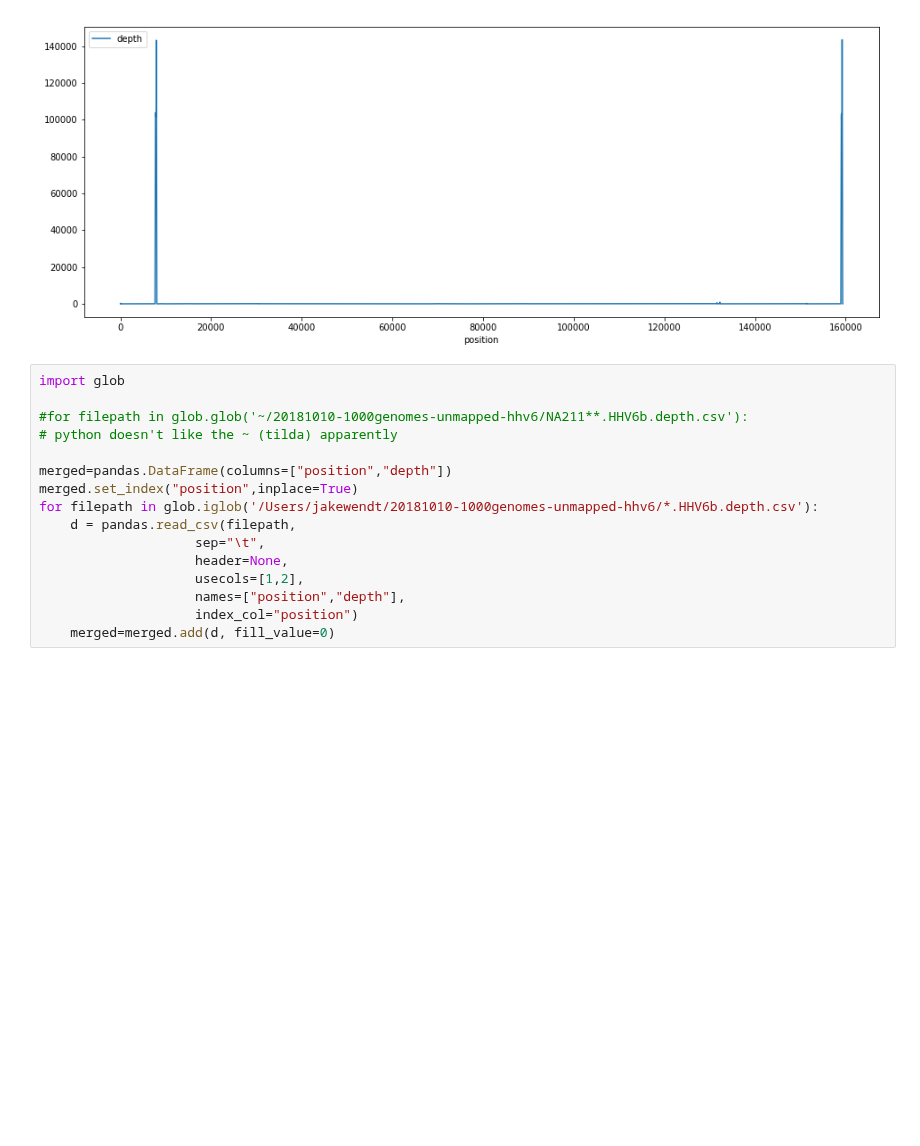
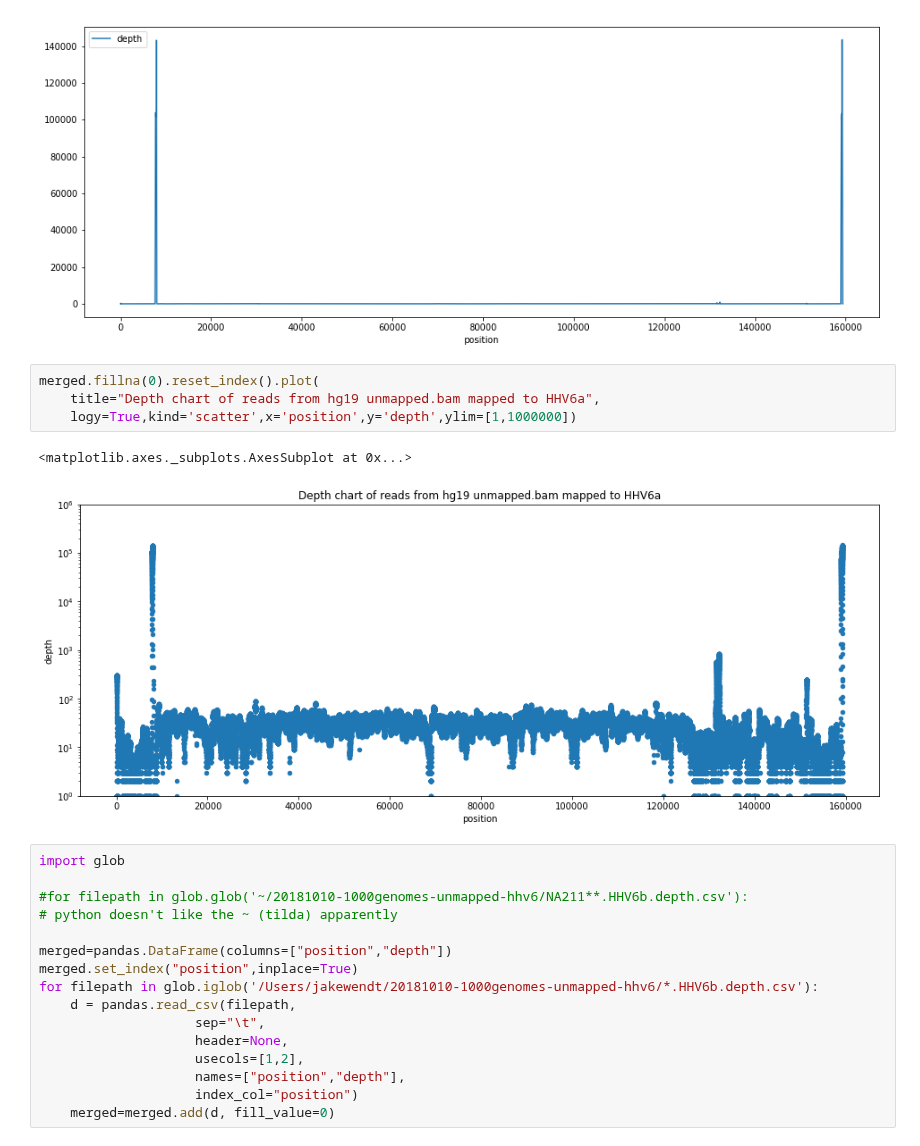
Before and after one commit to jakewendt/notebooks, a Jupyter notebook: 20181010-1000genomes-unmapped-hhv6-depth.ipynb, the cells around one changed output. Saved outputs shown, nothing was run; the diff lists cells and outputs as text; blank space fills up the shorter version.

```diff
--- a/20181010-1000genomes-unmapped-hhv6-depth.ipynb
+++ b/20181010-1000genomes-unmapped-hhv6-depth.ipynb
@@ -65,6 +65,13 @@ merged.plot()
 # %% [output]
 <matplotlib.axes._subplots.AxesSubplot at 0x...>
 [figure]
+# %%
+merged.fillna(0).reset_index().plot(
+    title="Depth chart of reads from hg19 unmapped.bam mapped to HHV6a",
+    logy=True,kind='scatter',x='position',y='depth',ylim=[1,1000000])
+# %% [output]
+<matplotlib.axes._subplots.AxesSubplot at 0x...>
+[figure, added]
 # %%
 import glob
 
```
Also changed, not shown: parts of 1 cell of this notebook, 1 other file.
